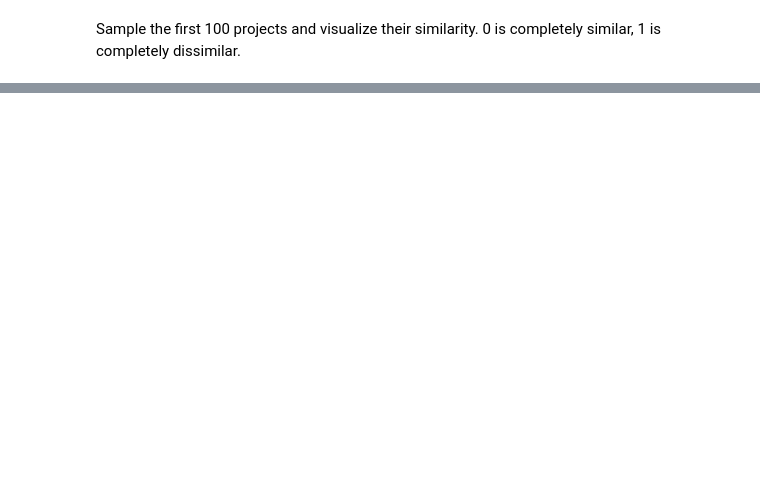
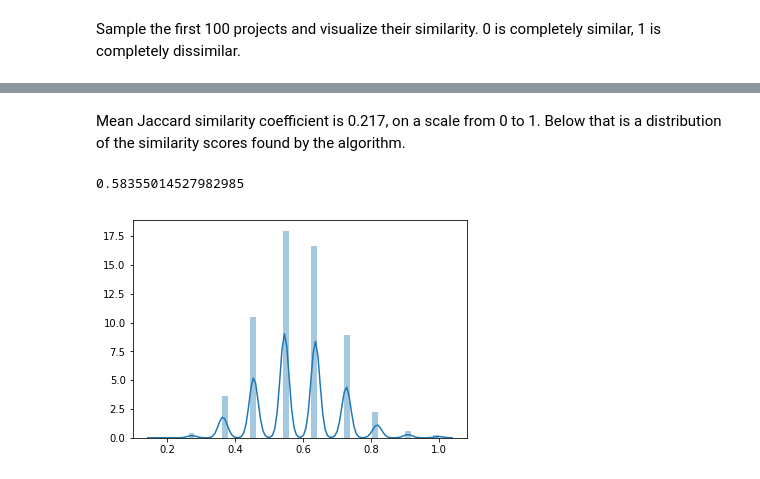
Before and after one commit to mikeona120/MATH189_Final, a Jupyter notebook: similar_projects.ipynb, the cells around one changed output, grey strips where cells are left out. Drawn from its saved outputs; the diff is of its cells as text; code cells hidden in the pictures; blank space fills up the shorter version.

```diff
--- a/similar_projects.ipynb
+++ b/similar_projects.ipynb
@@ -251,0 +263,33 @@ Mean Jaccard similarity coefficient: 0.251
+# %% [markdown]
+Mean Jaccard similarity coefficient is 0.217, on a scale from 0 to 1. Below that is a distribution of the similarity scores found by the algorithm.
+# %%
+def fitnessTest(selection):
+#     print(selection)
+    score = 0
+
+    score += 1 if selection.iloc[0, 3] == selection.iloc[1, 3] else 0 # cat_tree
+    score += 1 if selection.iloc[0, 4] == selection.iloc[1, 4] else 0 # grade_level
+    score += 1 if selection.iloc[0, 5] == selection.iloc[1, 5] else 0 # resource_cat
+    score += 1 if np.absolute(selection.iloc[0, 6] - selection.iloc[1, 6]) <= 50 else 0 # cost
+    score += 1 if selection.iloc[0, 7] == selection.iloc[1, 7] else 0 # status
+    score += 1 if selection.iloc[0, 8] == selection.iloc[1, 8] else 0 # prefix
+    score += 1 if selection.iloc[0, 10] == selection.iloc[1, 10] else 0 # metro_type
+    score += 1 if np.absolute(selection.iloc[0, 11] - selection.iloc[1, 11]) <= 10 else 0 # free_lunch
+    score += 1 if np.absolute(selection.iloc[0, 13] - selection.iloc[1, 13]) <= 500 else 0 # school_zip
+    score += 1 if selection.iloc[0, 16] == selection.iloc[1, 16] else 0 # school_district
+
+    a = selection.iloc[0, 19:].values
+    b = selection.iloc[1, 19:].values
+    score += 1 if np.absolute(b-a).sum() < 2 else 0 # subcats, must have at least one overlap subcat
+
+    return score
+
+results = []
+for ixs in indices:
+    results.append(fitnessTest(cat_break.loc[ixs]) / 11) # divide by 11 to normalize for maximum # of points
+
+sns.distplot(results)
+np.array(results).mean()
+# %% [output]
+0.58355014527982985
+[figure, added]
```
Also changed, not shown: parts of 18 cells of this notebook.
